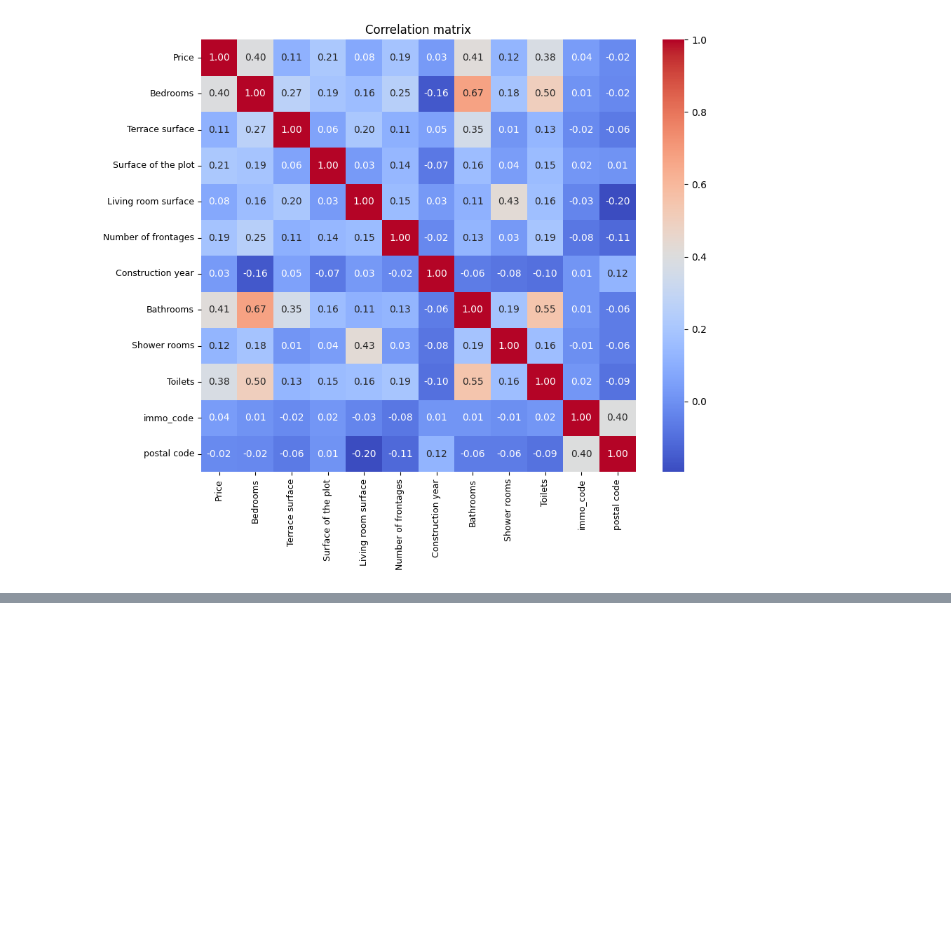
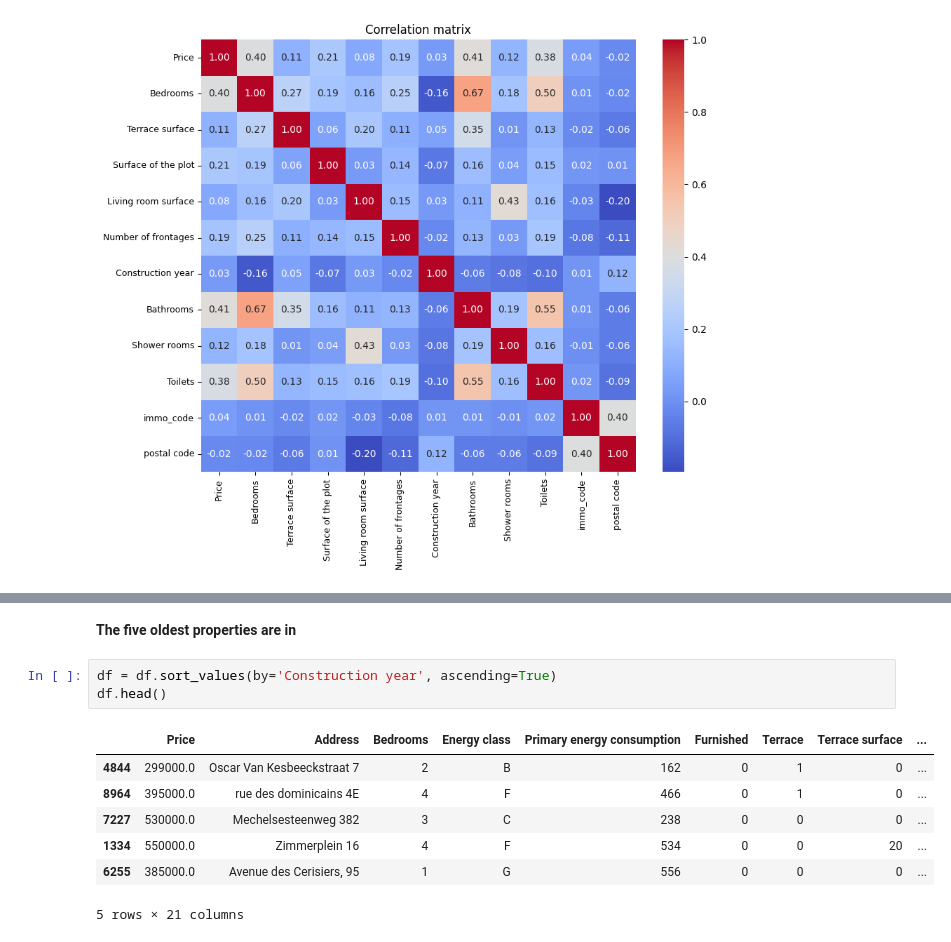
Before and after one commit to JonathanRabbi/Data_Analysis_Immo, a Jupyter notebook: Analysis_10K.ipynb, the cells around one changed output, grey strips where cells are left out. Cells and saved outputs as stored; diff of their text form; blank space fills up the shorter version.

```diff
--- a/Analysis_10K.ipynb
+++ b/Analysis_10K.ipynb
@@ -132,0 +169,13 @@ plt.show()
+# %% [markdown]
+**The five oldest properties are in**
+# %%
+df = df.sort_values(by='Construction year', ascending=True)
+df.head()
+# %% [output]
+|  | Price | Address | Bedrooms | Energy class | Primary energy consumption | Furnished | Terrace | Terrace surface | ... |
+| 4844 | 299000.0 | Oscar Van Kesbeeckstraat 7 | 2 | B | 162 | 0 | 1 | 0 | ... |
+| 8964 | 395000.0 | rue des dominicains 4E | 4 | F | 466 | 0 | 1 | 0 | ... |
+| 7227 | 530000.0 | Mechelsesteenweg 382 | 3 | C | 238 | 0 | 0 | 0 | ... |
+| 1334 | 550000.0 | Zimmerplein 16 | 4 | F | 534 | 0 | 0 | 20 | ... |
+| 6255 | 385000.0 | Avenue des Cerisiers, 95 | 1 | G | 556 | 0 | 0 | 0 | ... |
+5 rows × 21 columns
```
Also changed, not shown: parts of 5 cells of this notebook.
